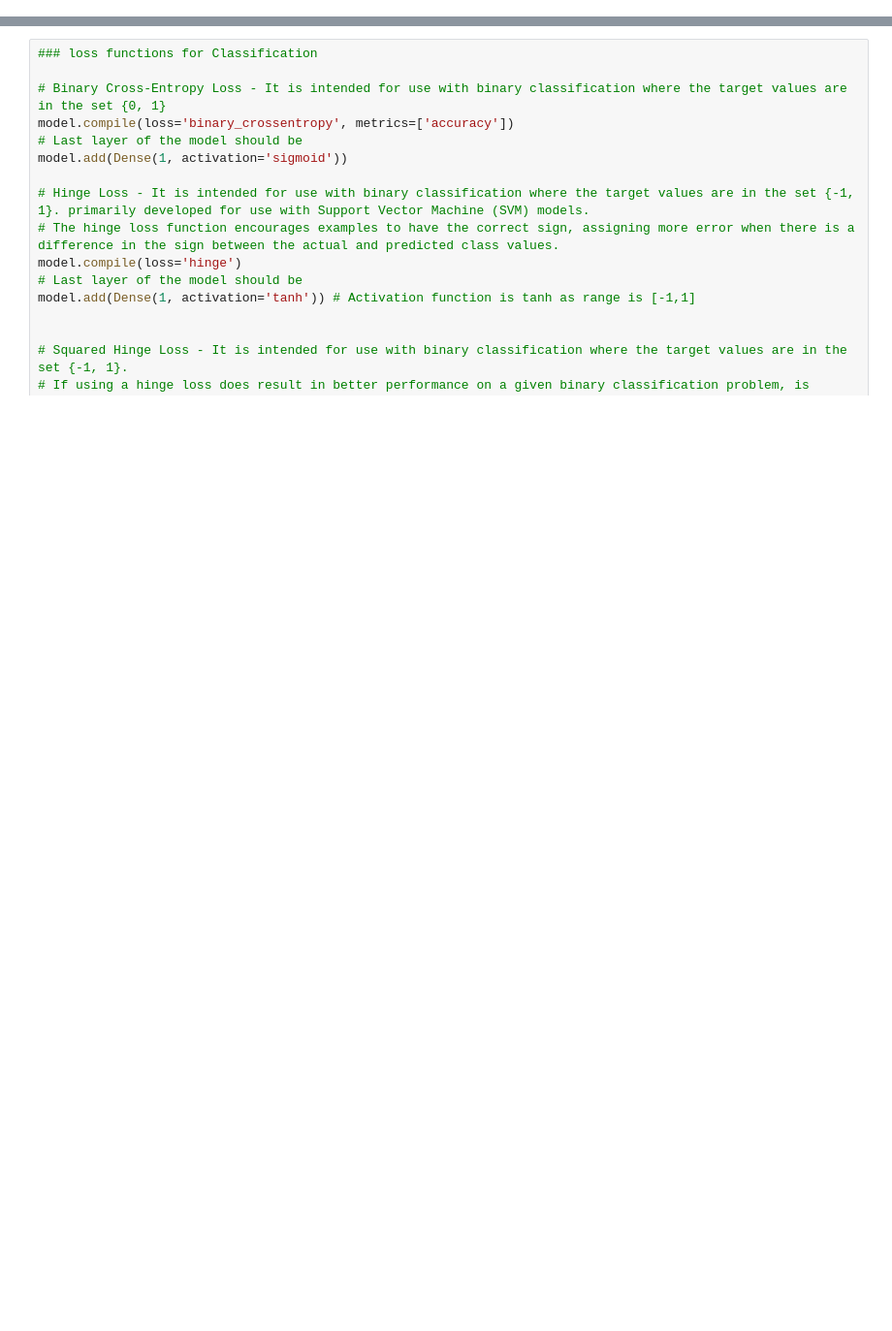
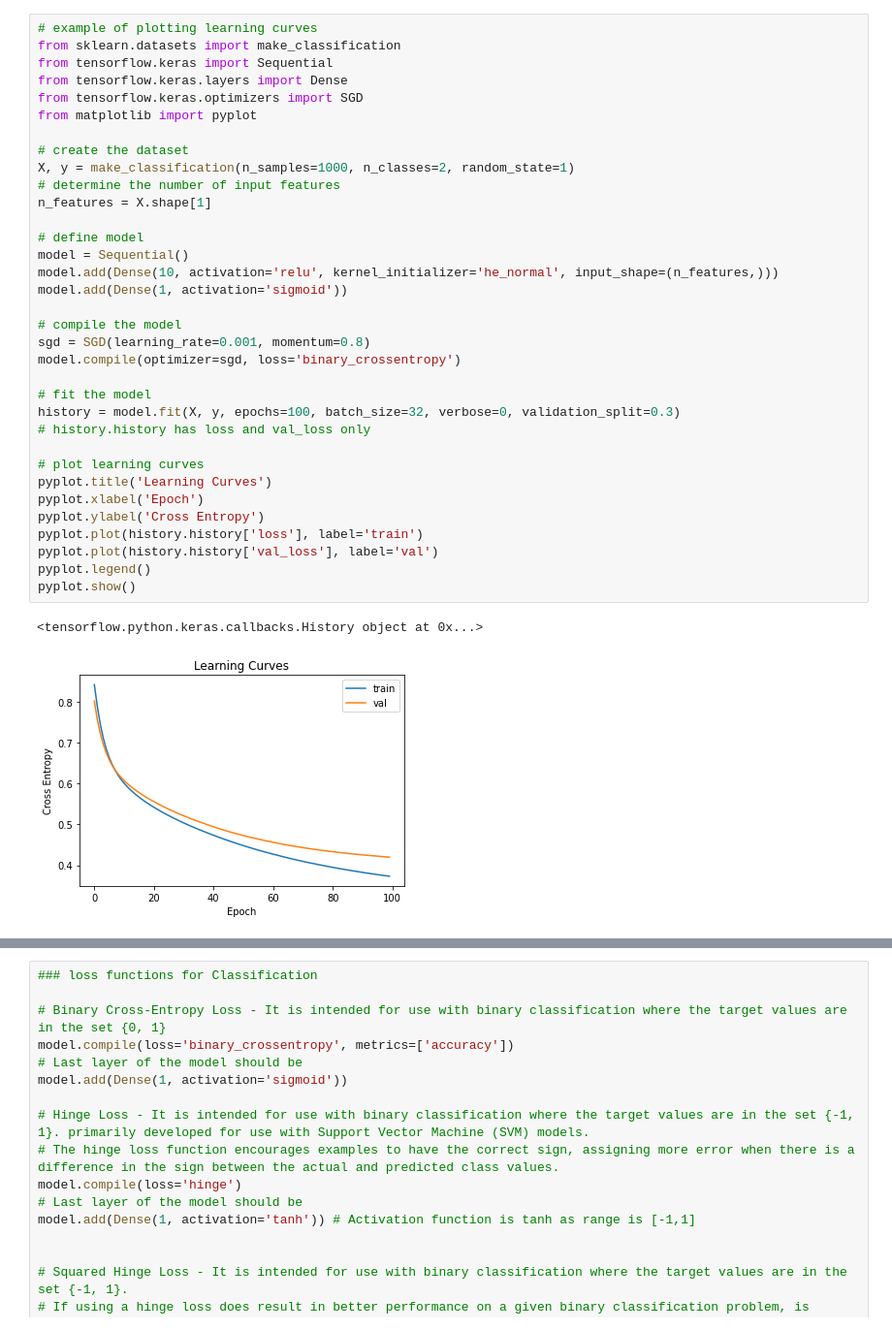
Before and after one commit to sandhyaparna/Python-DataScience-CookBook, a Jupyter notebook: Tensorflow.ipynb, the cells around one changed output, grey strips where cells are left out. Shown at 97% size. Saved outputs shown, nothing was run; the diff lists cells and outputs as text; blank space fills up the shorter version.

```diff
--- a/Tensorflow.ipynb
+++ b/Tensorflow.ipynb
@@ -14,0 +248,37 @@ model.compile(loss='binary_crossentropy', optimizer='adam', metrics=['accuracy']
+# %%
+# example of plotting learning curves
+from sklearn.datasets import make_classification
+from tensorflow.keras import Sequential
+from tensorflow.keras.layers import Dense
+from tensorflow.keras.optimizers import SGD
+from matplotlib import pyplot
+
+# create the dataset
+X, y = make_classification(n_samples=1000, n_classes=2, random_state=1)
+# determine the number of input features
+n_features = X.shape[1]
+
+# define model
+model = Sequential()
+model.add(Dense(10, activation='relu', kernel_initializer='he_normal', input_shape=(n_features,)))
+model.add(Dense(1, activation='sigmoid'))
+
+# compile the model
+sgd = SGD(learning_rate=0.001, momentum=0.8)
+model.compile(optimizer=sgd, loss='binary_crossentropy')
+
+# fit the model
+history = model.fit(X, y, epochs=100, batch_size=32, verbose=0, validation_split=0.3)
+# history.history has loss and val_loss only
+
+# plot learning curves
+pyplot.title('Learning Curves')
+pyplot.xlabel('Epoch')
+pyplot.ylabel('Cross Entropy')
+pyplot.plot(history.history['loss'], label='train')
+pyplot.plot(history.history['val_loss'], label='val')
+pyplot.legend()
+pyplot.show()
+# %% [output]
+<tensorflow.python.keras.callbacks.History object at 0x...>
+[figure, added]
```
Also changed, not shown: parts of 30 cells of this notebook.
